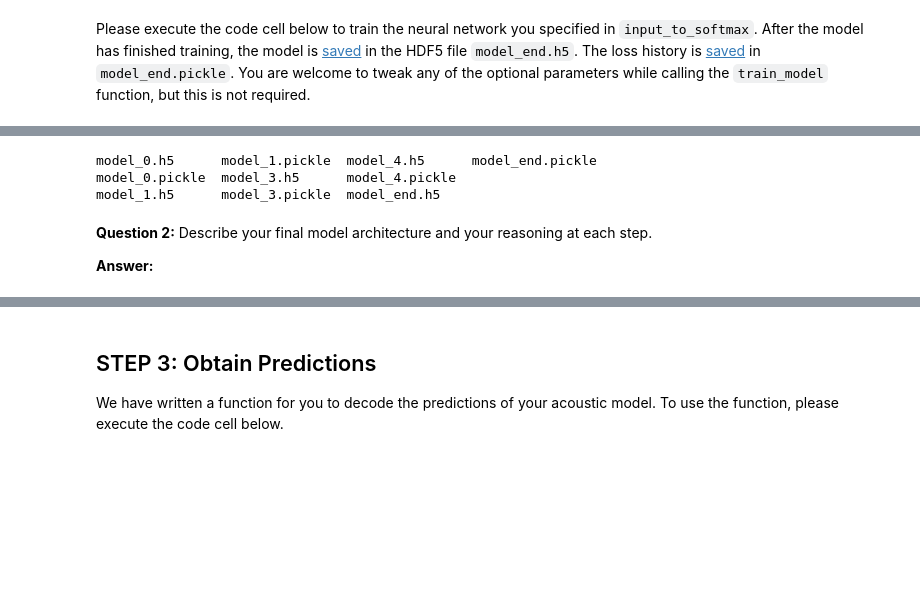
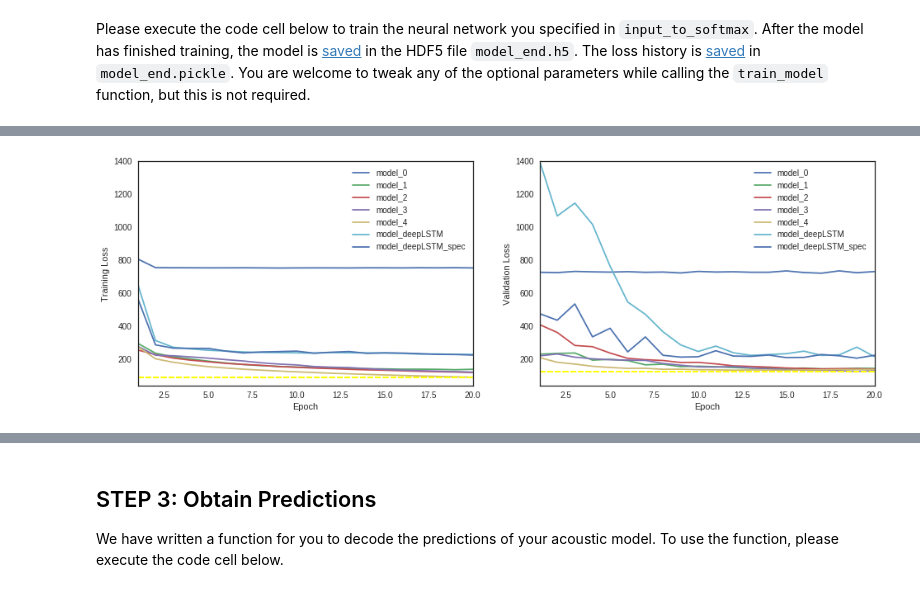
Before and after one commit to caitriggs/udacity-NLP, a Jupyter notebook: AIND-VUI-Capstone/vui_notebook.ipynb, the cells around one changed output, grey strips where cells are left out. Cells and saved outputs as stored; diff of their text form; code cells hidden in the pictures; blank space fills up the shorter version.

```diff
--- a/AIND-VUI-Capstone/vui_notebook.ipynb
+++ b/AIND-VUI-Capstone/vui_notebook.ipynb
@@ -619,10 +685,4 @@ Epoch 20/20
 # %%
-ls results/
+plot_loss('results/')
 # %% [output]
-model_0.h5      model_1.pickle  model_4.h5      model_end.pickle
-model_0.pickle  model_3.h5      model_4.pickle
-model_1.h5      model_3.pickle  model_end.h5
+[figure, added]
-# %% [markdown]
-__Question 2:__ Describe your final model architecture and your reasoning at each step.
-
-__Answer:__
```
Also changed, not shown: parts of 42 cells of this notebook, 18 other files.
